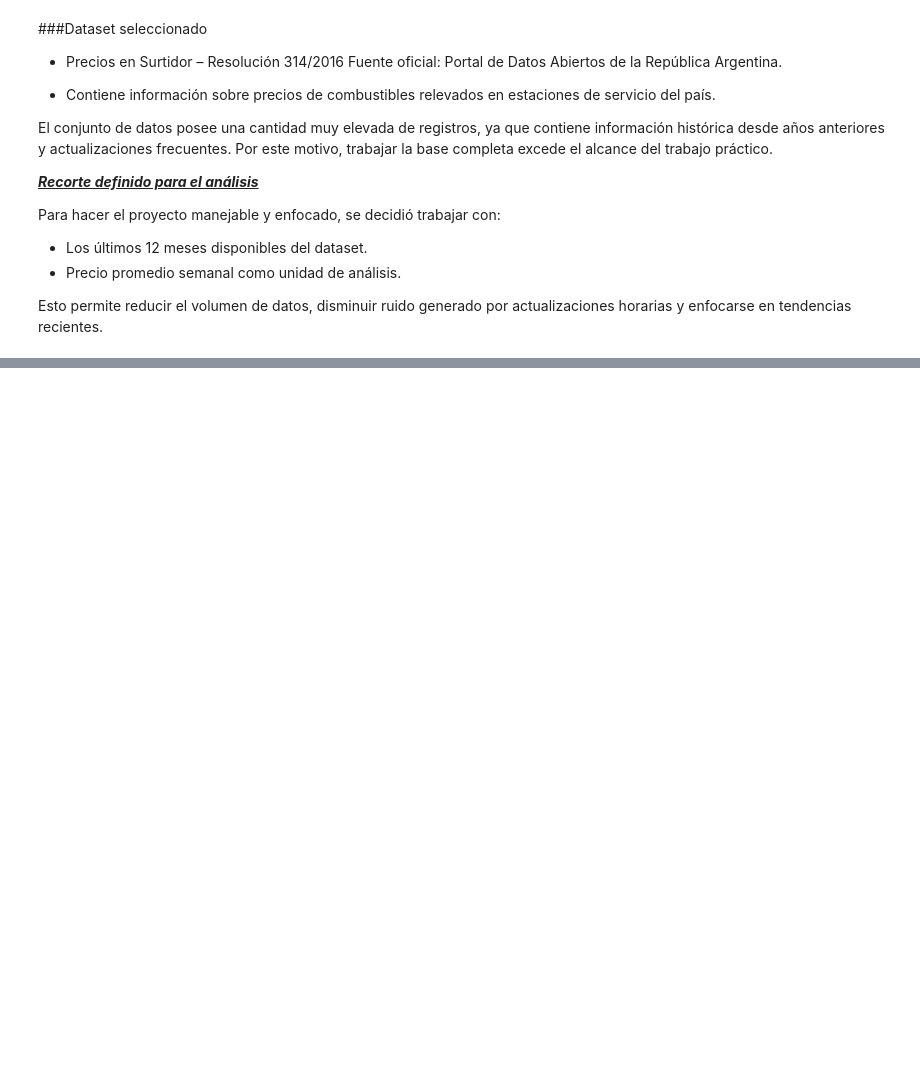
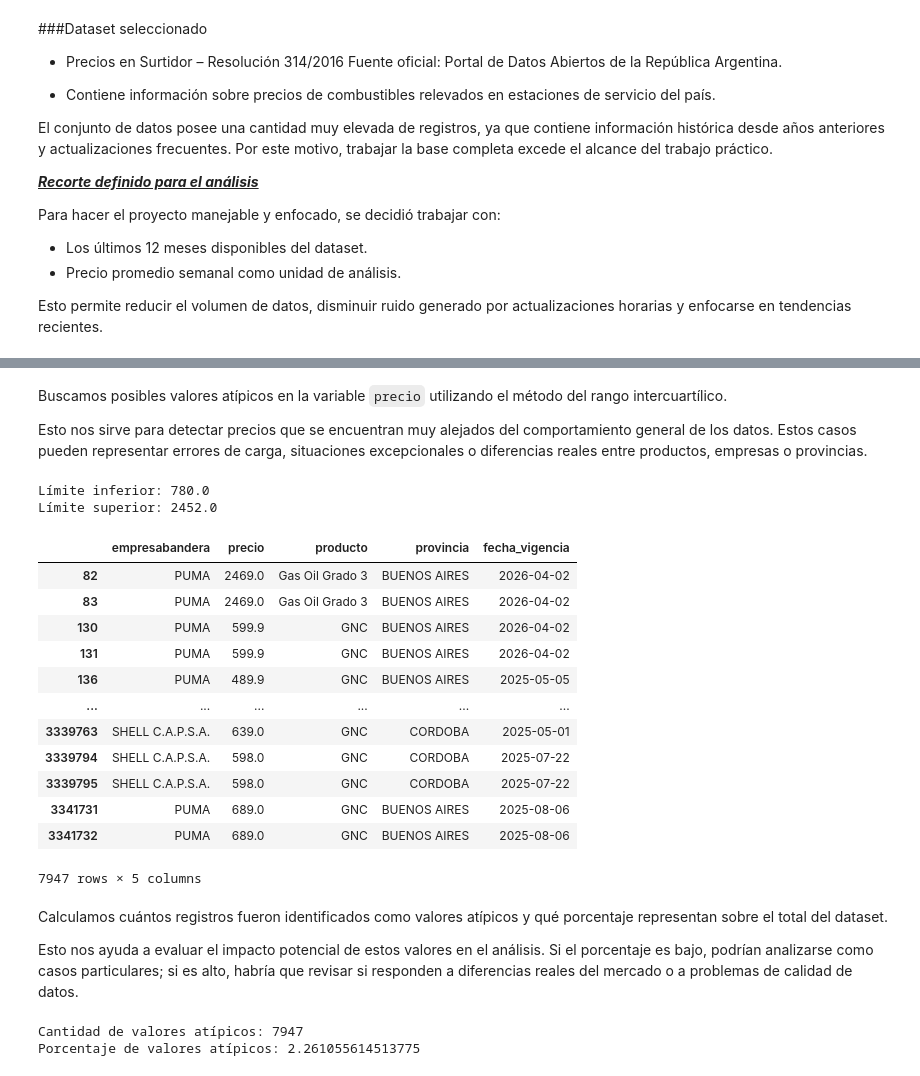
Before and after one commit to matiasdemori/Trabajo-Integrador-Ciencia-de-Datos, a Jupyter notebook: TP_Integrados_Ciencia_de_Datos.ipynb, the cells around one changed output, grey strips where cells are left out. Saved outputs shown, nothing was run; the diff lists cells and outputs as text; code cells hidden in the pictures; blank space fills up the shorter version.

Commit message:
Comenzamos con la entrega 2

```diff
--- a/TP_Integrados_Ciencia_de_Datos.ipynb
+++ b/TP_Integrados_Ciencia_de_Datos.ipynb
@@ -297,0 +420,9 @@ Permite aplicar correctamente las primeras etapas de la metodología CRISP-DM: c
+# %%
+# Creamos una columna con el año y mes de cada registro
+df_recorte["anio_mes"] = df_recorte["fecha_vigencia"].dt.to_period("M")
+
+# Contamos la cantidad de registros por mes
+registros_por_mes = df_recorte["anio_mes"].value_counts().sort_index()
+
+# Mostramos el resultado
+registros_por_mes
@@ -297,0 +534,5 @@ Permite aplicar correctamente las primeras etapas de la metodología CRISP-DM: c
+# %%
+df_limpio["fecha_vigencia"] = pd.to_datetime(
+    df_limpio["fecha_vigencia"],
+    errors="coerce"
+).dt.normalize()
@@ -297,0 +549,6 @@ Permite aplicar correctamente las primeras etapas de la metodología CRISP-DM: c
+# %%
+# Normalizamos columnas categóricas eliminando espacios al inicio y al final
+columnas_texto = ["empresabandera", "producto", "provincia"]
+
+for columna in columnas_texto:
+    df_limpio[columna] = df_limpio[columna].astype(str).str.strip()
@@ -297,0 +669,53 @@ Permite aplicar correctamente las primeras etapas de la metodología CRISP-DM: c
+# %% [markdown]
+Buscamos posibles valores atípicos en la variable `precio` utilizando el método del rango intercuartílico.
+
+Esto nos sirve para detectar precios que se encuentran muy alejados del comportamiento general de los datos. Estos casos pueden representar errores de carga, situaciones excepcionales o diferencias reales entre productos, empresas o provincias.
+# %%
+# Calculamos los cuartiles y el rango intercuartílico
+Q1 = df_limpio["precio"].quantile(0.25)
+Q3 = df_limpio["precio"].quantile(0.75)
+IQR = Q3 - Q1
+
+# Definimos los límites para detectar valores atípicos
+limite_inferior = Q1 - 1.5 * IQR
+limite_superior = Q3 + 1.5 * IQR
+
+print("Límite inferior:", limite_inferior)
+print("Límite superior:", limite_superior)
+
+# Filtramos los registros considerados valores atípicos
+outliers_precio = df_limpio[
+    (df_limpio["precio"] < limite_inferior) |
+    (df_limpio["precio"] > limite_superior)
+]
+
+outliers_precio
+# %% [output]
+Límite inferior: 780.0
+Límite superior: 2452.0
+|  | empresabandera | precio | producto | provincia | fecha_vigencia |
+| 82 | PUMA | 2469.0 | Gas Oil Grado 3 | BUENOS AIRES | 2026-04-02 |
+| 83 | PUMA | 2469.0 | Gas Oil Grado 3 | BUENOS AIRES | 2026-04-02 |
+| 130 | PUMA | 599.9 | GNC | BUENOS AIRES | 2026-04-02 |
+| 131 | PUMA | 599.9 | GNC | BUENOS AIRES | 2026-04-02 |
+| 136 | PUMA | 489.9 | GNC | BUENOS AIRES | 2025-05-05 |
+| ... | ... | ... | ... | ... | ... |
+| 3339763 | SHELL C.A.P.S.A. | 639.0 | GNC | CORDOBA | 2025-05-01 |
+| 3339794 | SHELL C.A.P.S.A. | 598.0 | GNC | CORDOBA | 2025-07-22 |
+| 3339795 | SHELL C.A.P.S.A. | 598.0 | GNC | CORDOBA | 2025-07-22 |
+| 3341731 | PUMA | 689.0 | GNC | BUENOS AIRES | 2025-08-06 |
+| 3341732 | PUMA | 689.0 | GNC | BUENOS AIRES | 2025-08-06 |
+7947 rows × 5 columns
+# %% [markdown]
+Calculamos cuántos registros fueron identificados como valores atípicos y qué porcentaje representan sobre el total del dataset.
+
+Esto nos ayuda a evaluar el impacto potencial de estos valores en el análisis. Si el porcentaje es bajo, podrían analizarse como casos particulares; si es alto, habría que revisar si responden a diferencias reales del mercado o a problemas de calidad de datos.
+# %%
+cantidad_outliers = outliers_precio.shape[0]
+porcentaje_outliers = cantidad_outliers / df_limpio.shape[0] * 100
+
+print("Cantidad de valores atípicos:", cantidad_outliers)
+print("Porcentaje de valores atípicos:", porcentaje_outliers)
+# %% [output]
+Cantidad de valores atípicos: 7947
+Porcentaje de valores atípicos: 2.261055614513775
```
Also changed, not shown: parts of 76 cells of this notebook.
